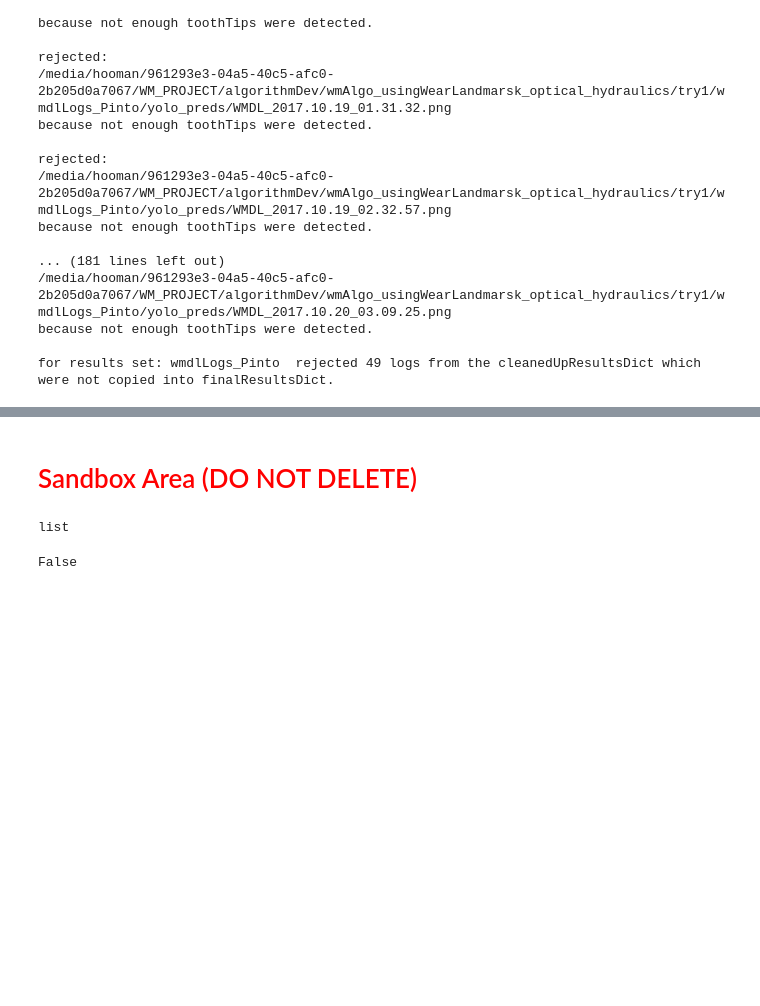
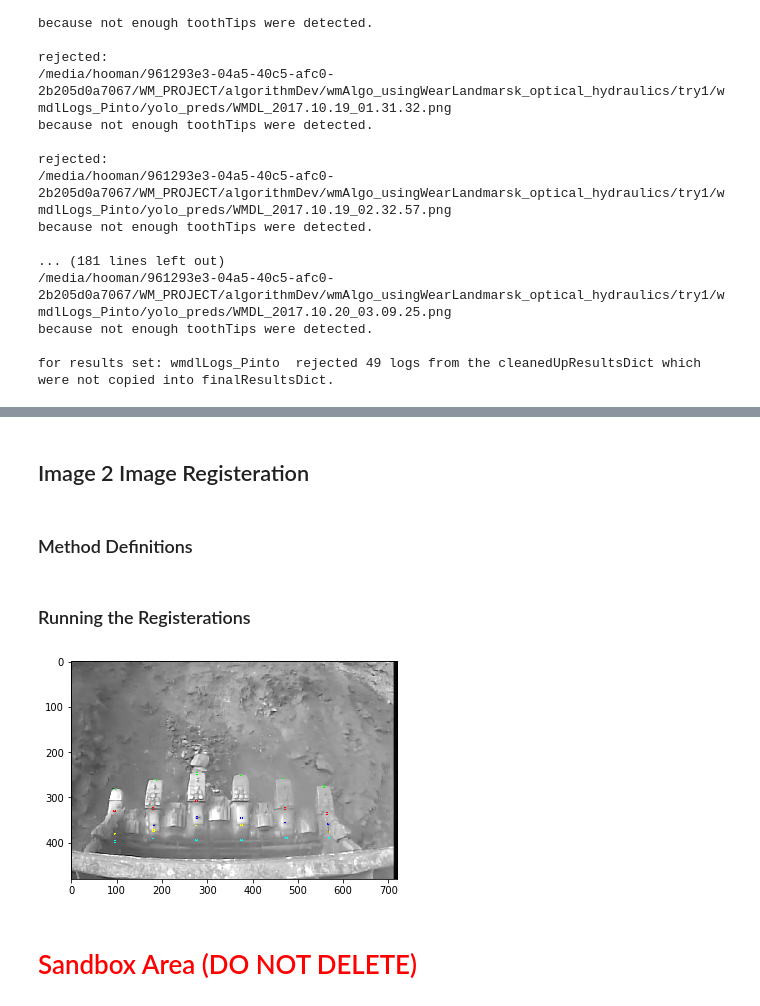
Before and after one commit to hooman67/poseEstimation, a Jupyter notebook: hsWM_algoDev.ipynb, the cells around one changed output, grey strips where cells are left out. Cells and saved outputs as stored; diff of their text form; code cells hidden in the pictures; blank space fills up the shorter version.

Commit message:
image registeration

```diff
--- a/hsWM_algoDev.ipynb
+++ b/hsWM_algoDev.ipynb
@@ -577,2 +661,49 @@ WMDL_2017.10.19_00.50.04.png
+# %% [markdown]
+## Image 2 Image Registeration
+# %% [markdown]
+### Method Definitions
+# %%
+def displayPointOnImage(img, points, lmNb):
+    colors = [(0, 255, 0), (255, 0, 0), (0, 0, 255), (255, 255, 0), (0, 255, 255)]
+    height, width, dim=img.shape
+
+    for point in points:
+        xcor = int(float(point.get('x')) * width)
+        ycor = int(float(point.get('y') )* height)
+
+        cv2.rectangle(img, (xcor-2,ycor-2), (xcor+2,ycor+2), colors[lmNb-1])
+# %% [markdown]
+### Running the Registerations
+# %%
+imagesPathDir = '/media/hooman/961293e3-04a5-40c5-afc0-2b205d0a7067/WM_PROJECT/algorithmDev/wmAlgo_usingWearLandmarsk_optical_hydraulics/try1/imgRegisteration/images/'
+labelsPathDir = '/media/hooman/961293e3-04a5-40c5-afc0-2b205d0a7067/WM_PROJECT/algorithmDev/wmAlgo_usingWearLandmarsk_optical_hydraulics/try1/imgRegisteration/labels/'
+
+file1 = '1_20161116-074000_0001n0_9767'
+file2 = '1_20161116-152500_0001n0_783'
+
+img = cv2.imread(imagesPathDir + file1 + '.png')
+
+
+root = ET.parse(labelsPathDir + file1 + '_landmarkCoords.xml').getroot()
+
+img_name = root.find('img_name').text[:-15]
+toothTips = root.find('toothTip')
+lipShrouds = root.find('lipShroud')
+liftingEyes = root.find('liftingEye')
+castLips = root.find('castLip')
+bucketLandmarks = root.find('bucketLandmark')
+
+
+displayPointOnImage(img, toothTips, 1)
+displayPointOnImage(img, lipShrouds, 2)
+displayPointOnImage(img, liftingEyes, 3)
+displayPointOnImage(img, castLips, 4)
+displayPointOnImage(img, bucketLandmarks, 5)
+
+
+plt.imshow(img)
+plt.show()
+# %% [output]
+[figure, added]
 # %% [markdown]
 # <font color='red'> Sandbox Area (DO NOT DELETE)
@@ -586,8 +709,0 @@ di = {'keypoints_1': [[0, 0],
-# %%
-type(di['keypoints_1'])
-# %% [output]
-list
-# %%
-di['keypoints_1'] == [0, 0]
-# %% [output]
-False
```
Also changed, not shown: parts of 279 cells of this notebook.
